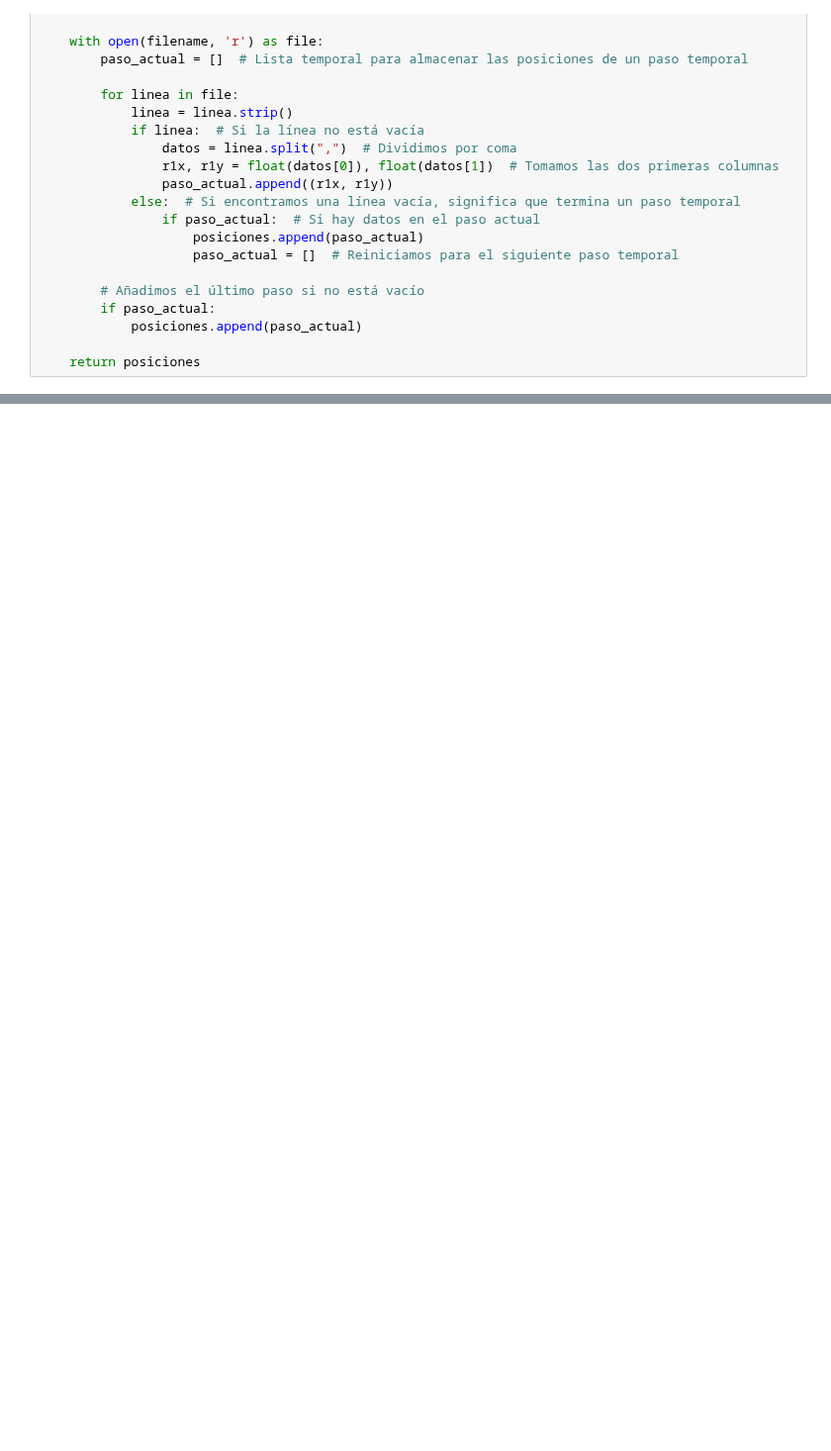
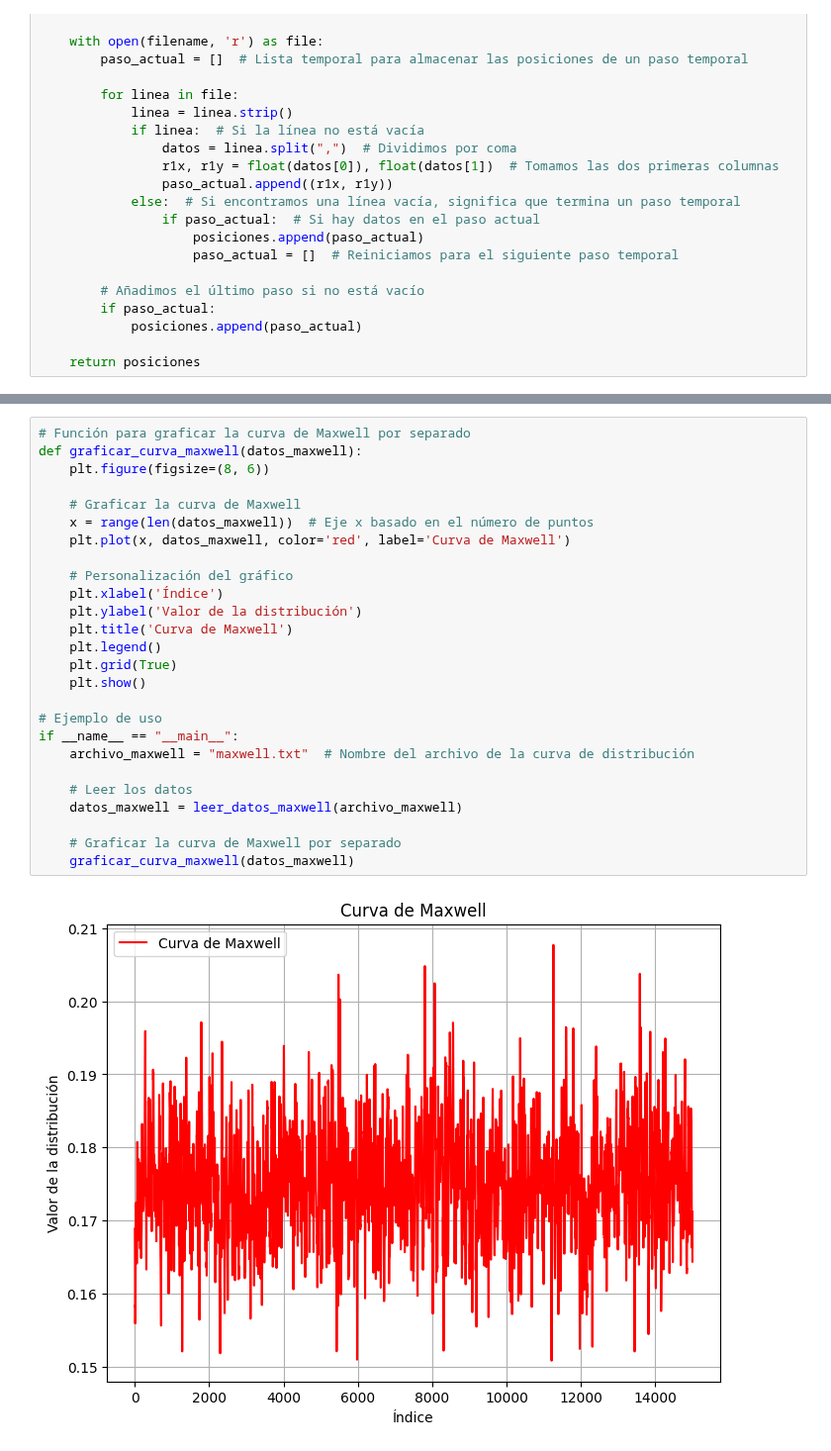
Before and after one commit to DiegoConol/Fisica-Computacional, a Jupyter notebook: Voluntario 1/animaciones.ipynb, the cells around one changed output, grey strips where cells are left out. Shown at 99% size. Drawn from its saved outputs; the diff is of its cells as text; blank space fills up the shorter version.

```diff
--- a/Voluntario 1/animaciones.ipynb
+++ b/Voluntario 1/animaciones.ipynb
@@ -230,0 +256,28 @@ KeyboardInterrupt:
+# %%
+# Función para graficar la curva de Maxwell por separado
+def graficar_curva_maxwell(datos_maxwell):
+    plt.figure(figsize=(8, 6))
+
+    # Graficar la curva de Maxwell
+    x = range(len(datos_maxwell))  # Eje x basado en el número de puntos
+    plt.plot(x, datos_maxwell, color='red', label='Curva de Maxwell')
+
+    # Personalización del gráfico
+    plt.xlabel('Índice')
+    plt.ylabel('Valor de la distribución')
+    plt.title('Curva de Maxwell')
+    plt.legend()
+    plt.grid(True)
+    plt.show()
+
+# Ejemplo de uso
+if __name__ == "__main__":
+    archivo_maxwell = "maxwell.txt"  # Nombre del archivo de la curva de distribución
+
+    # Leer los datos
+    datos_maxwell = leer_datos_maxwell(archivo_maxwell)
+
+    # Graficar la curva de Maxwell por separado
+    graficar_curva_maxwell(datos_maxwell)
+# %% [output]
+[figure, added]
```
Also changed, not shown: parts of 4 cells of this notebook, 16 other files.
